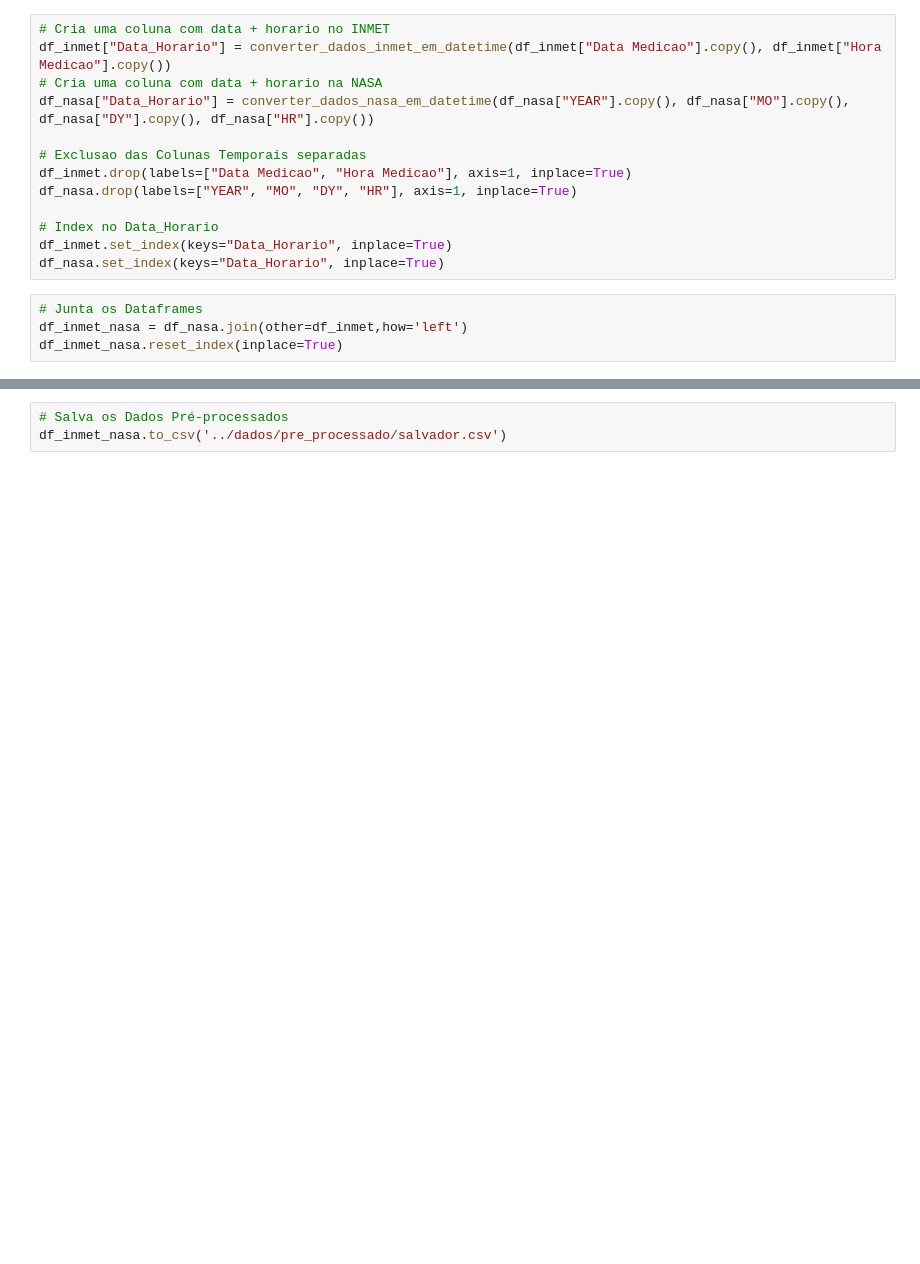
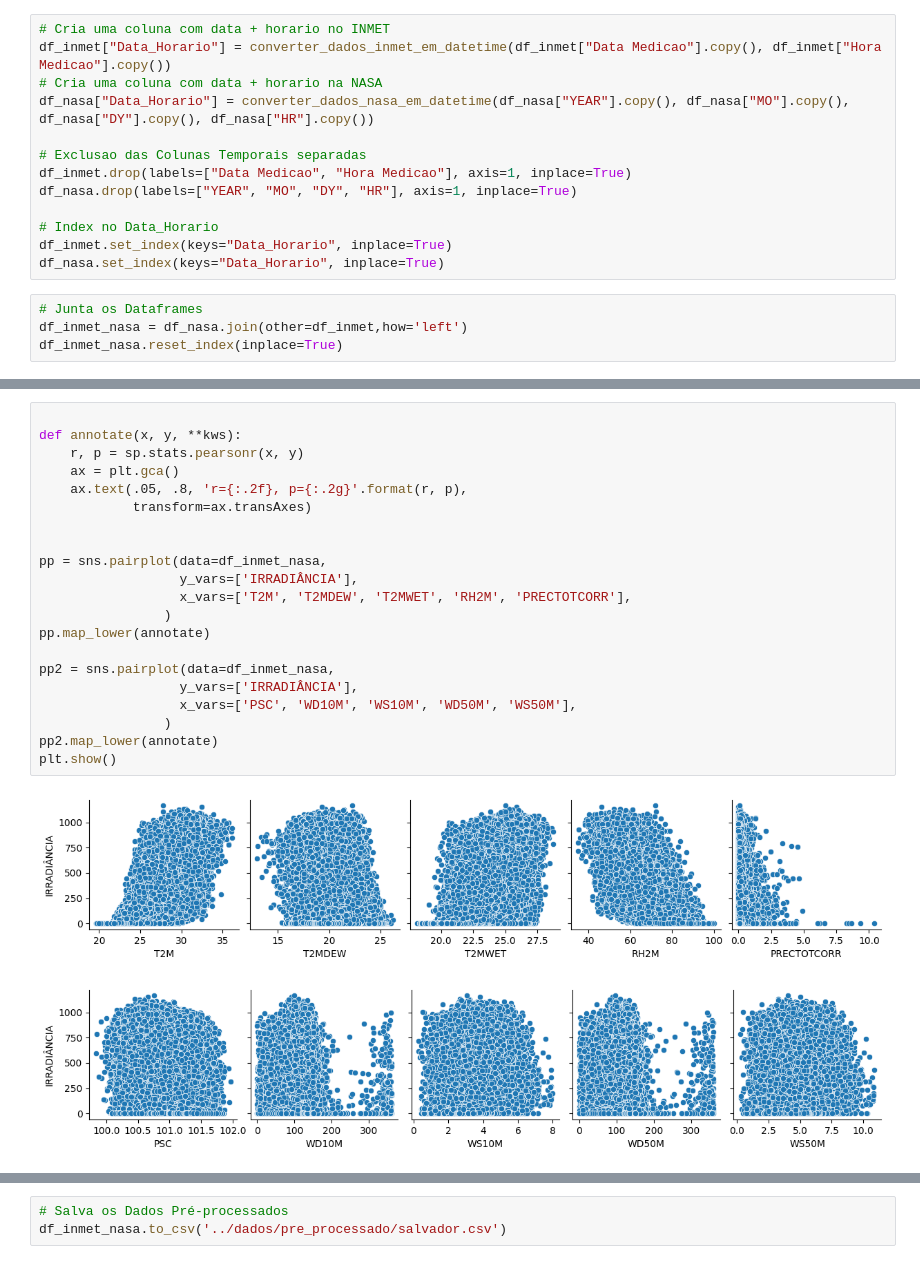
Before and after one commit to b-rbmp/ml-solar-forecaster, a Jupyter notebook: tratamento_dados/tratamento_dados_nasa_inmet.ipynb, the cells around one changed output, grey strips where cells are left out. Drawn from its saved outputs; the diff is of its cells as text; blank space fills up the shorter version.

```diff
--- a/tratamento_dados/tratamento_dados_nasa_inmet.ipynb
+++ b/tratamento_dados/tratamento_dados_nasa_inmet.ipynb
@@ -215,0 +217,24 @@ mostrar_correlacao(dados=df_inmet_nasa[keys_features])
+# %%
+
+def annotate(x, y, **kws):
+    r, p = sp.stats.pearsonr(x, y)
+    ax = plt.gca()
+    ax.text(.05, .8, 'r={:.2f}, p={:.2g}'.format(r, p),
+            transform=ax.transAxes)
+
+
+pp = sns.pairplot(data=df_inmet_nasa,
+                  y_vars=['IRRADIÂNCIA'],
+                  x_vars=['T2M', 'T2MDEW', 'T2MWET', 'RH2M', 'PRECTOTCORR'],
+                )
+pp.map_lower(annotate)
+
+pp2 = sns.pairplot(data=df_inmet_nasa,
+                  y_vars=['IRRADIÂNCIA'],
+                  x_vars=['PSC', 'WD10M', 'WS10M', 'WD50M', 'WS50M'],
+                )
+pp2.map_lower(annotate)
+plt.show()
+# %% [output]
+[figure, added]
+[figure, added]
```
Also changed, not shown: parts of 8 cells of this notebook, 9 other files.
